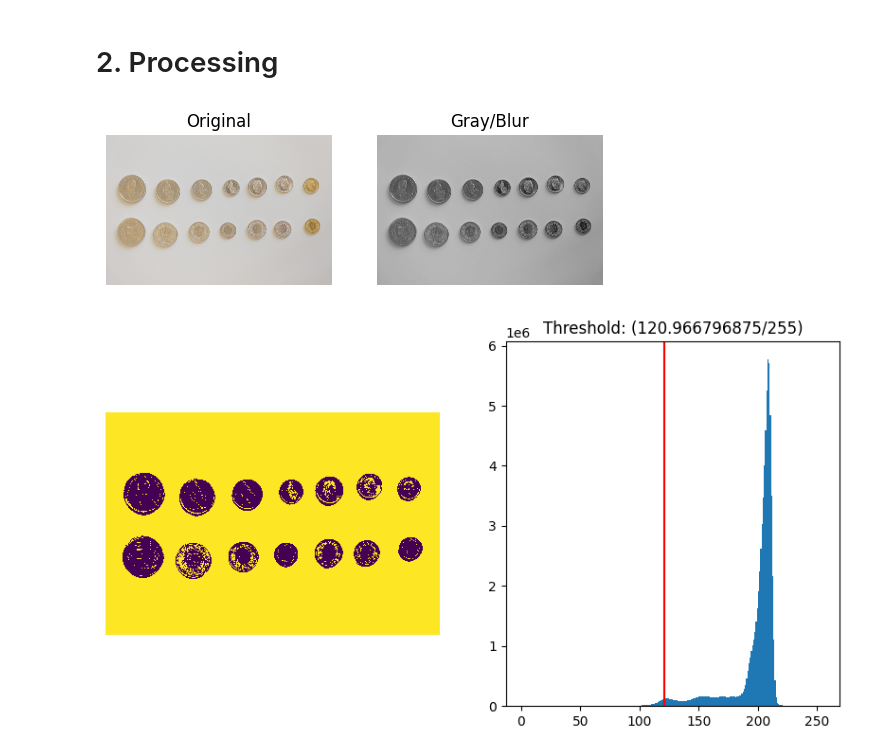
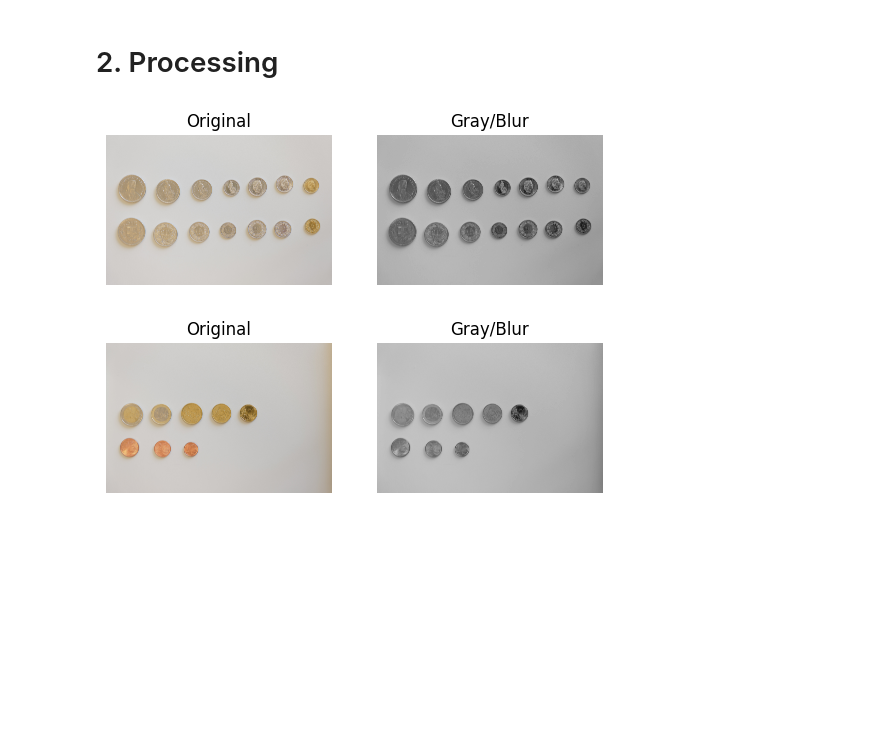
Before and after one commit to roduit/EE-451-IAPR, a Jupyter notebook: project/src/main.ipynb, the cells around one changed output. Cells and saved outputs as stored; diff of their text form; code cells hidden in the pictures; blank space fills up the shorter version.

```diff
--- a/project/src/main.ipynb
+++ b/project/src/main.ipynb
@@ -58,4 +59,6 @@ ref_data.process_data()
 # %%
-display_gray(ref_data.raw_data[0], ref_data.processed_data[0])
+display_gray(ref_data.raw_data[0], ref_data.gray_imgs[0])
+display_gray(ref_data.raw_data[1], ref_data.gray_imgs[1])
 # %% [output]
 [figure]
+[figure, added]
@@ -64,4 +64,0 @@ img, thresh = find_threshold(ref_data.processed_data[0])
-# %%
-visualize_threshold(ref_data.raw_data[0],img, thresh)
-# %% [output]
-[figure, removed]
```
Also changed, not shown: parts of 9 cells of this notebook, 5 other files.
